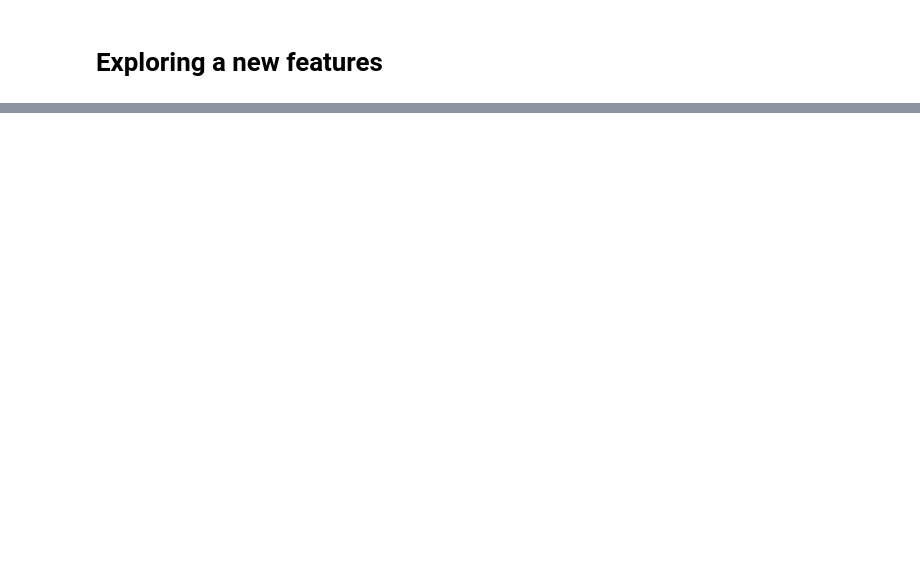
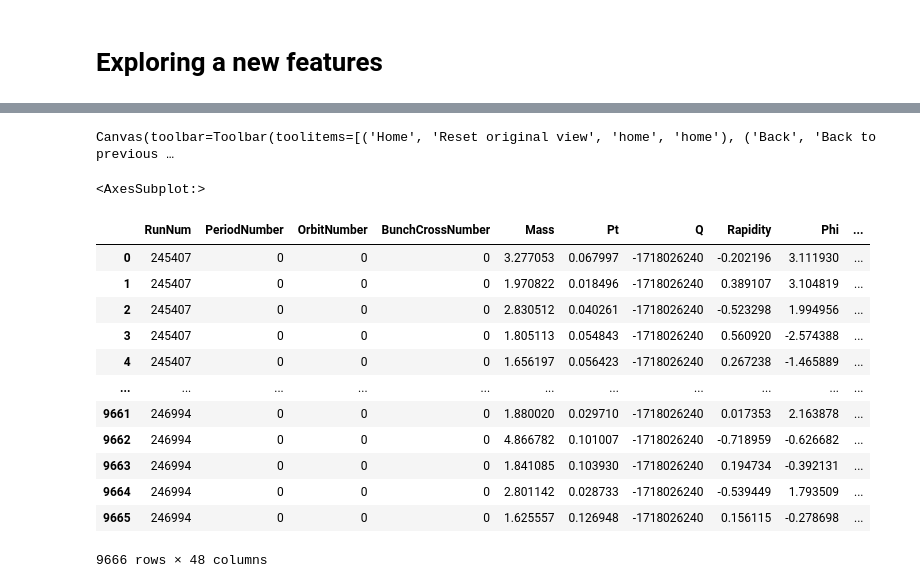
Before and after one commit to bdrum/cern-physics, a Jupyter notebook: notebooks/Draft.ipynb, the cells around one changed output, grey strips where cells are left out. Saved outputs shown, nothing was run; the diff lists cells and outputs as text; code cells hidden in the pictures; blank space fills up the shorter version.

```diff
--- a/notebooks/Draft.ipynb
+++ b/notebooks/Draft.ipynb
@@ -107,0 +28,22 @@ FORChip              | std::vector<int32_t>     | AsJagged(AsDtype('>i4'), he...
+# %%
+%matplotlib widget
+data_events.Pt.hist(bins=100,range=(0,2), histtype='step')
+# %% [output]
+Canvas(toolbar=Toolbar(toolitems=[('Home', 'Reset original view', 'home', 'home'), ('Back', 'Back to previous …
+<AxesSubplot:>
+# %%
+data_events
+# %% [output]
+|  | RunNum | PeriodNumber | OrbitNumber | BunchCrossNumber | Mass | Pt | Q | Rapidity | Phi | ... |
+| 0 | 245407 | 0 | 0 | 0 | 3.277053 | 0.067997 | -1718026240 | -0.202196 | 3.111930 | ... |
+| 1 | 245407 | 0 | 0 | 0 | 1.970822 | 0.018496 | -1718026240 | 0.389107 | 3.104819 | ... |
+| 2 | 245407 | 0 | 0 | 0 | 2.830512 | 0.040261 | -1718026240 | -0.523298 | 1.994956 | ... |
+| 3 | 245407 | 0 | 0 | 0 | 1.805113 | 0.054843 | -1718026240 | 0.560920 | -2.574388 | ... |
+| 4 | 245407 | 0 | 0 | 0 | 1.656197 | 0.056423 | -1718026240 | 0.267238 | -1.465889 | ... |
+| ... | ... | ... | ... | ... | ... | ... | ... | ... | ... | ... |
+| 9661 | 246994 | 0 | 0 | 0 | 1.880020 | 0.029710 | -1718026240 | 0.017353 | 2.163878 | ... |
+| 9662 | 246994 | 0 | 0 | 0 | 4.866782 | 0.101007 | -1718026240 | -0.718959 | -0.626682 | ... |
+| 9663 | 246994 | 0 | 0 | 0 | 1.841085 | 0.103930 | -1718026240 | 0.194734 | -0.392131 | ... |
+| 9664 | 246994 | 0 | 0 | 0 | 2.801142 | 0.028733 | -1718026240 | -0.539449 | 1.793509 | ... |
+| 9665 | 246994 | 0 | 0 | 0 | 1.625557 | 0.126948 | -1718026240 | 0.156115 | -0.278698 | ... |
+9666 rows × 48 columns
```
Also changed, not shown: parts of 12 cells of this notebook, 9 other files.
